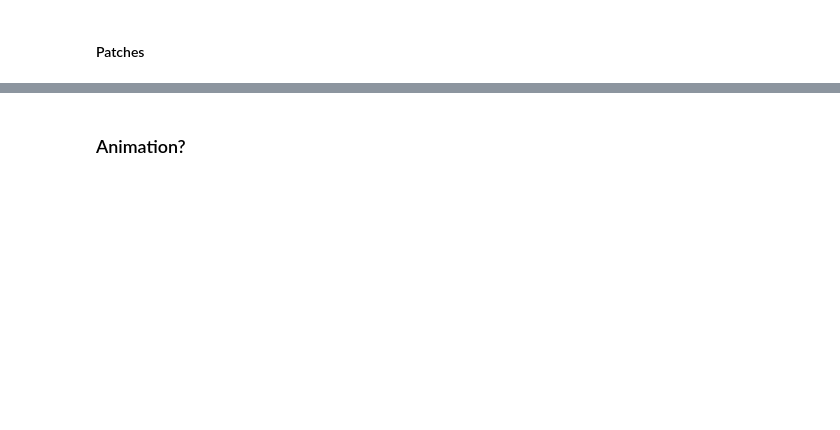
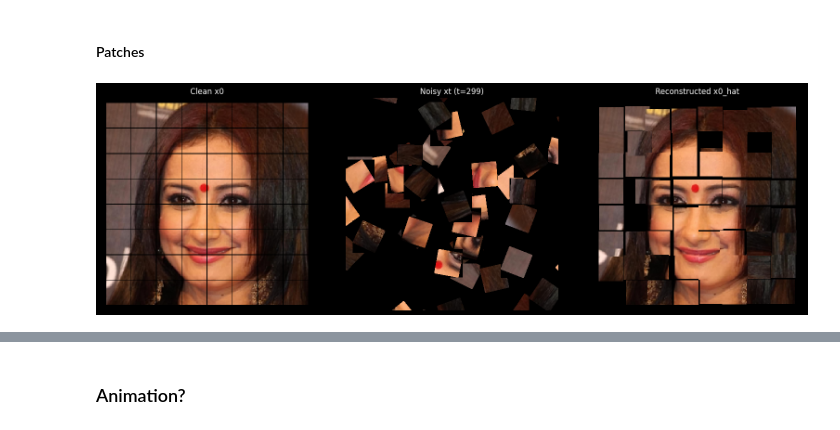
Before and after one commit to silviasuhu/deep-learning-puzzle-project, a Jupyter notebook: inference_visualization.ipynb, the cells around one changed output, grey strips where cells are left out. Saved outputs shown, nothing was run; the diff lists cells and outputs as text; code cells hidden in the pictures; blank space fills up the shorter version.

```diff
--- a/inference_visualization.ipynb
+++ b/inference_visualization.ipynb
@@ -92,7 +92,7 @@ def render_pose_exact(ax, patches, x_pose, title, half_w, half_h, unrotate_input
     ax.axis("off")
 
 
-def show_triptych_exact(patches, x_start, x_noisy, x0_hat, t=None, unrotate_input_k=None):
+def show_triptych_exact(patches, x_start, x_noisy, x0_hat, out_path, t=None, unrotate_input_k=None):
     # use clean grid spacing only for visual patch size
     xy0 = x_start[:, :2].detach().cpu()
     xs = torch.sort(torch.unique(xy0[:, 0]))[0]
@@ -109,10 +109,10 @@ def show_triptych_exact(patches, x_start, x_noisy, x0_hat, t=None, unrotate_inpu
     render_pose_exact(axs[1], patches, x_noisy, f"Noisy xt (t={t})" if t is not None else "Noisy xt", half_w, half_h, unrotate_input_k=unrotate_input_k)
     render_pose_exact(axs[2], patches, x0_hat, "Reconstructed x0_hat", half_w, half_h, unrotate_input_k=unrotate_input_k)
     plt.tight_layout()
-    plt.savefig("outputs/denoise_triptych.png", dpi=600)
+    plt.savefig(f"{out_path}/denoise_triptych.png", dpi=600)
     plt.show()
 
-def show_denoising_exact(patches, traj, steps, t=None, unrotate_input_k=None):
+def show_denoising_exact(patches, traj, plot_step, out_path, t=None, unrotate_input_k=None):
     # use clean grid spacing only for visual patch size
     xy0 = traj[0][:, :2].detach().cpu()
     xs = torch.sort(torch.unique(xy0[:, 0]))[0]
@@ -142,7 +142,7 @@ def show_denoising_exact(patches, traj, steps, t=None, unrotate_input_k=None):
             render_pose_exact(axs[i], patches, traj[(i-4)*plot_step], f"Reverse diffusion step {(i-4)*plot_step}" if i < len(traj) else "Final x0_hat", half_w, half_h, unrotate_input_k=unrotate_input_k)
 
     plt.tight_layout()
-    plt.savefig("outputs/denoise_triptych_traj.png", dpi=600)
+    plt.savefig(f"{out_path}/denoise_triptych_traj.png", dpi=600)
     plt.show()
 # %% [markdown]
 #### 0.2.- Gif
@@ -503,3 +544,6 @@ print("rot_index shape:", sample.rot_index.shape)
 print("ind_name:", sample.ind_name)               # one per graph
 print("batch vector shape:", sample.batch.shape)  # node -> graph id
 print("num graphs:", int(sample.batch.max().item()) + 1)
+
+output_directory = f"test_outputs/{model_checkpoint.split('/')[-1].split('.')[0]}_puzzle{dims}x{dims}_{sample.ind_name.numpy()[0]}"
+os.makedirs(output_directory, exist_ok=True)
@@ -684,9 +754,12 @@ plt.show()
 # %%
 show_triptych_exact(
     sample.patches, traj[0], traj[1], traj[-1],
     t=int(time[0].item()),
-    unrotate_input_k=None  # set to None if not using Puzzle_Dataset_ROT
+    unrotate_input_k=None,  # set to None if not using Puzzle_Dataset_ROT
+    out_path=output_directory
 )
+# %% [output]
+[figure, added]
 # %%
 plot_step = len(traj) // 10 # Plot 10% of the trajectory step-wise
 show_denoising_exact(
```
Also changed, not shown: parts of 16 cells of this notebook, 2 other files.
